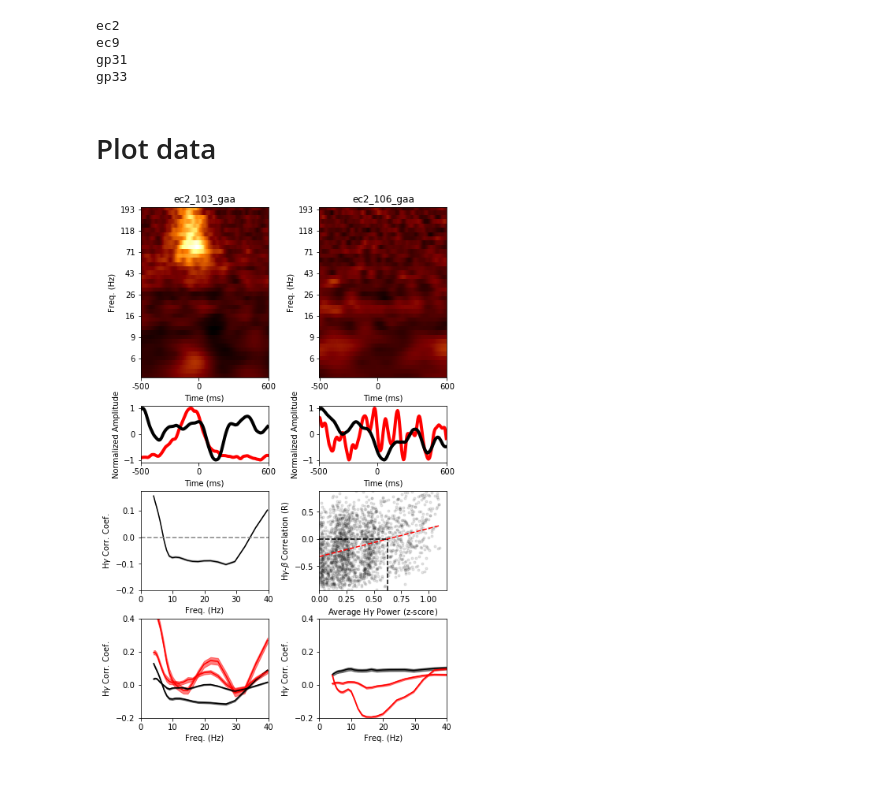
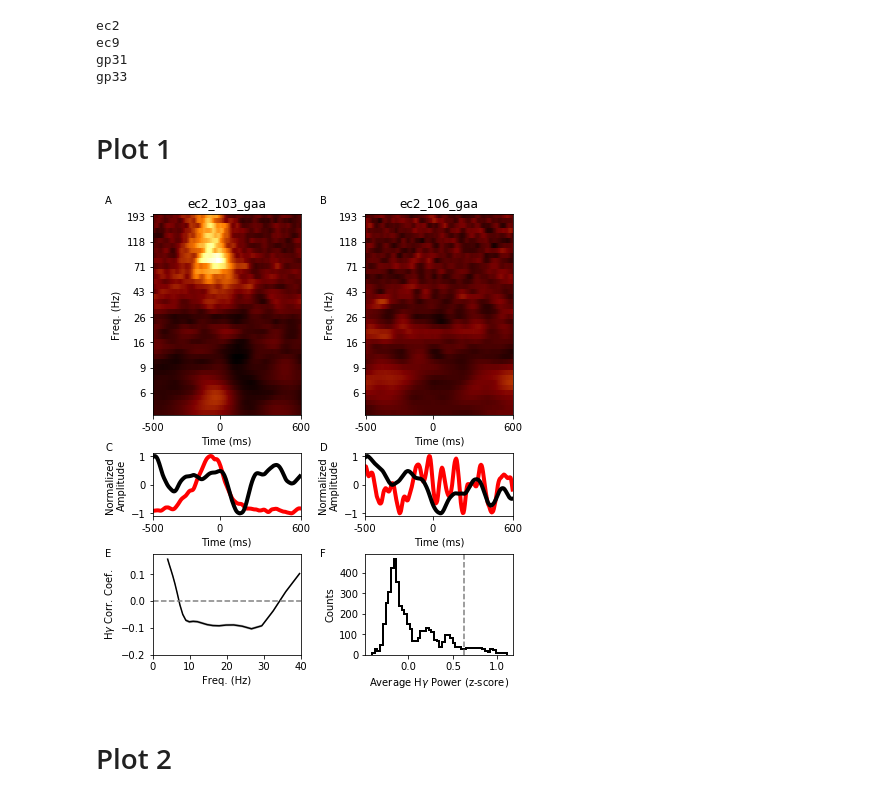
Before and after one commit to BouchardLab/cv_paper_plots, a Jupyter notebook: xfreq/xfreq_plots.ipynb, the cells around one changed output. Cells and saved outputs as stored; diff of their text form; code cells hidden in the pictures.

Commit message:
work on xfreq plots

```diff
--- a/xfreq/xfreq_plots.ipynb
+++ b/xfreq/xfreq_plots.ipynb
@@ -46,4 +46,4 @@ ec9
 gp31
 gp33
 # %% [markdown]
-# Plot data
+# Plot 1
@@ -93,22 +83,34 @@ ax7 = f.add_axes([c1_x, r4_y, width, r4_height])
 # %%
 reload(xfreq_analysis)
 subject = 'ec2'
 cv = 'gaa'
 ch = 103
 xfreq_analysis.plot_power(subject, ch, cv, [ax0, ax2], vmin=-0.725590412048, vmax=2.90856576009)
 
 ch = 106
 xfreq_analysis.plot_power(subject, ch, cv, [ax1, ax3], vmin=-0.725590412048, vmax=2.90856576009)
 
 xfreq_analysis.plot_correlations(subject, ax4, kind='freq')
 
-xfreq_analysis.plot_power_correlations(subject, ax5, num=2)
+xfreq_analysis.plot_power_correlations(subject, ax5, num=1)
 
-xfreq_analysis.plot_resolved_power_correlations(['ec2', 'gp33'], ax6)
-xfreq_analysis.plot_resolved_power_correlations(['ec9', 'gp31'], ax7)
+x0 = .005
+y0 = .97
+x1 = .502
+y1 = .48
+y2 = .27
 
-plt.savefig('/home/jesse/Downloads/xfreq.pdf')
+f.text(x0, y0, 'A')
+f.text(x1, y0, 'B')
+f.text(x0, y1, 'C')
+f.text(x1, y1, 'D')
+f.text(x0, y2, 'E')
+f.text(x1, y2, 'F')
+
+plt.savefig('/home/jesse/Downloads/xfreq1.pdf')
 
 plt.show()
 # %% [output]
-[figure, old version]
+[figure, new version]
+# %% [markdown]
+# Plot 2
```
Also changed, not shown: parts of 5 cells of this notebook, 1 other file.
